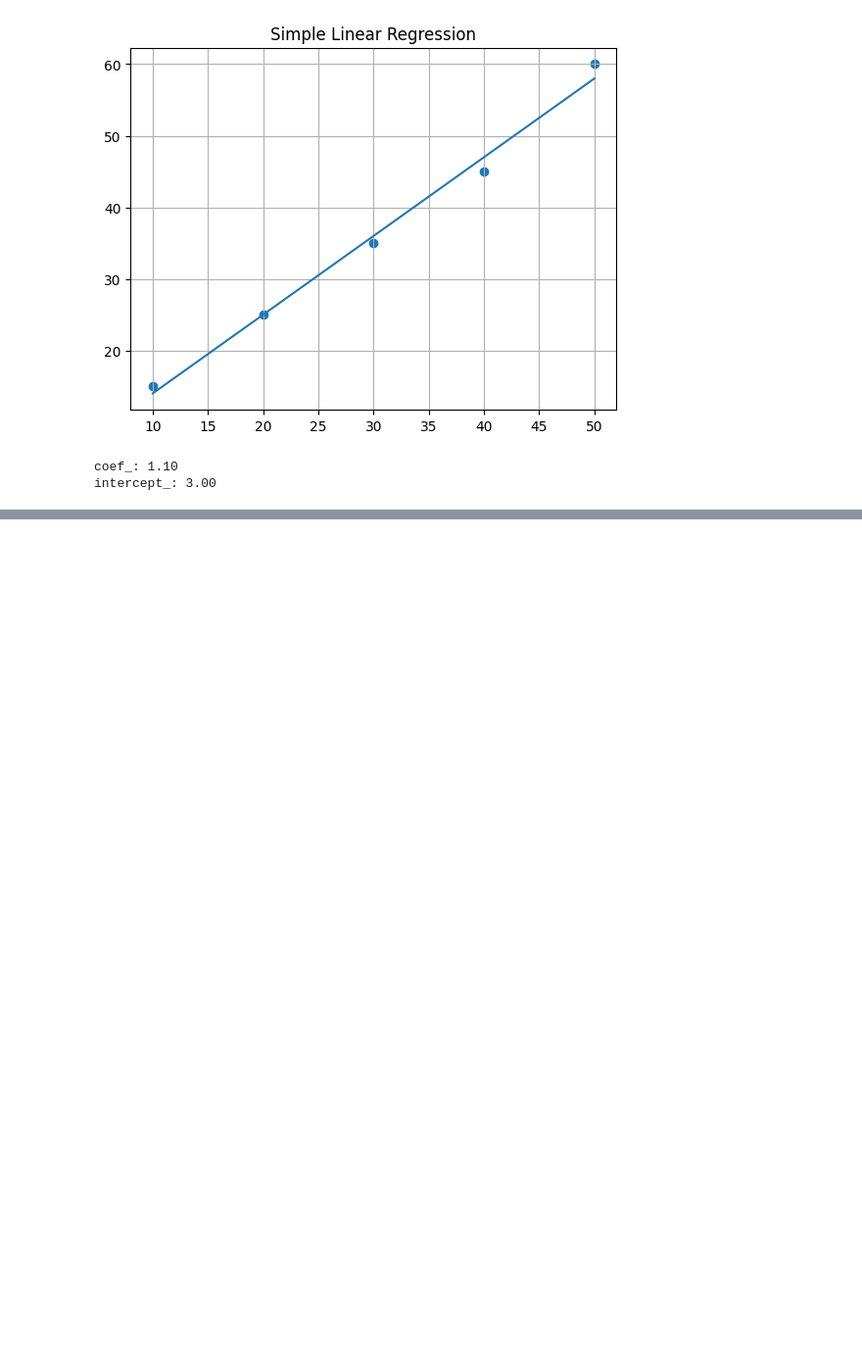
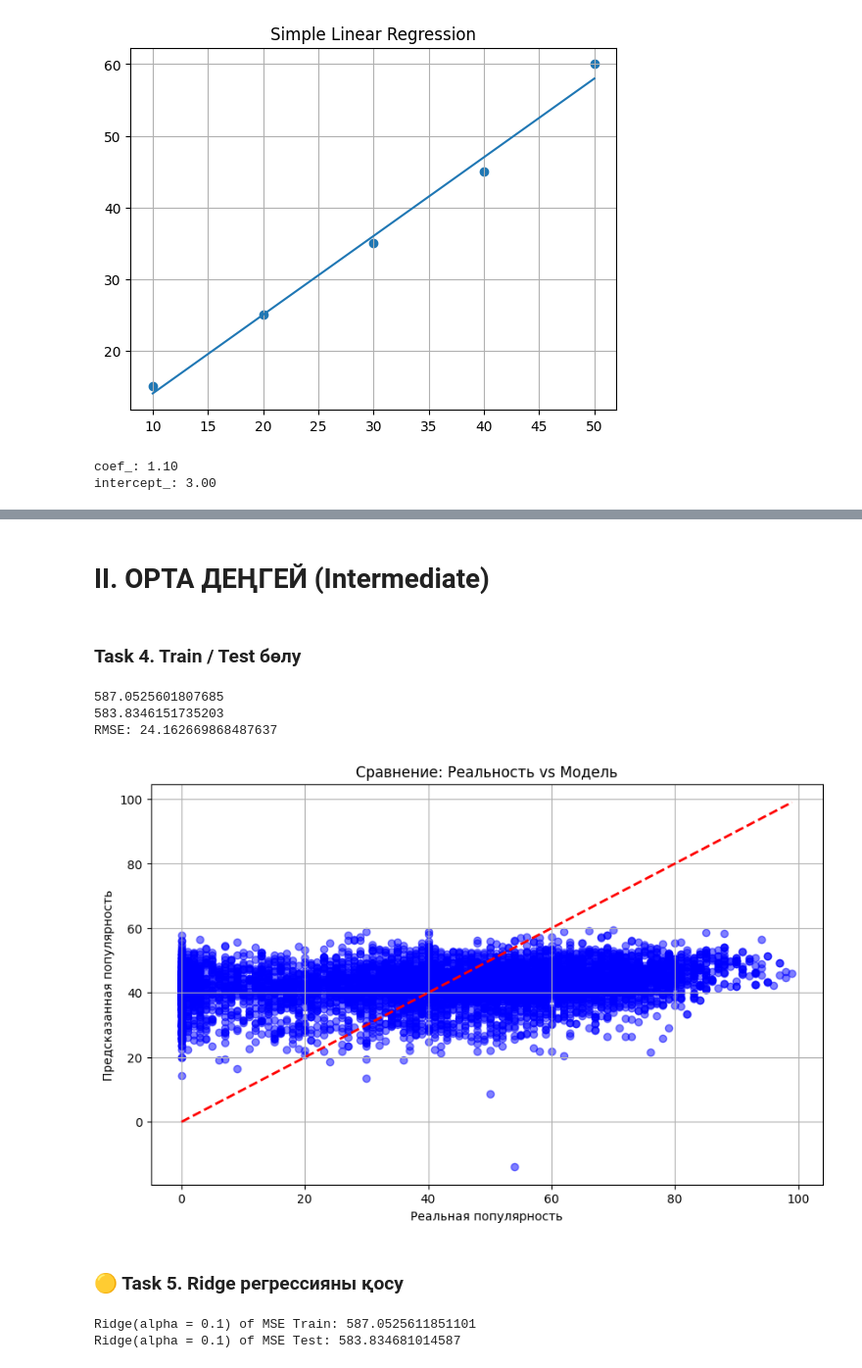
Before and after one commit to ZED-or-ZERO/Notes-on-ML-Courses., a Jupyter notebook: ML Course from ItechResearch/Lecture Tasks/Lecture_8.ipynb, the cells around one changed output, grey strips where cells are left out. Shown at 98% size. Saved outputs shown, nothing was run; the diff lists cells and outputs as text; code cells hidden in the pictures; blank space fills up the shorter version.

Commit message:
Week 8 tasks

```diff
--- a/ML Course from ItechResearch/Lecture Tasks/Lecture_8.ipynb
+++ b/ML Course from ItechResearch/Lecture Tasks/Lecture_8.ipynb
@@ -79,0 +106,64 @@ intercept_: 3.00
+# %% [markdown]
+# II. ОРТА ДЕҢГЕЙ (Intermediate)
+# %% [markdown]
+### Task 4. Train / Test бөлу
+# %%
+df = pd.read_csv('../data/spotify_songs.csv')
+# %%
+features = ['danceability', 'energy', 'loudness', 'speechiness',
+            'acousticness', 'instrumentalness', 'liveness', 'valence', 'tempo']
+X = df[features]
+y = df['track_popularity']
+# %%
+X_train, X_test, y_train, y_test  = train_test_split(X, y, test_size=0.2, random_state=42)
+
+model = LinearRegression()
+model.fit(X_train, y_train)
+
+y_train_period = model.predict(X_train)
+y_test_period = model.predict(X_test)
+
+mse_train = mean_squared_error(y_train, y_train_period)
+mse_test = mean_squared_error(y_test, y_test_period)
+
+print(mse_train)
+print(mse_test)
+print(f'RMSE: {mse_test ** 0.5}')
+# %% [output]
+587.0525601807685
+583.8346151735203
+RMSE: 24.162669868487637
+# %%
+test_preds = model.predict(X_test)
+
+# Рисуем реальные значения против предсказанных
+plt.figure(figsize=(10, 6))
+plt.scatter(y_test, test_preds, color='blue', alpha=0.5) # Реальность по X, Предсказание по Y
+plt.plot([y_test.min(), y_test.max()], [y_test.min(), y_test.max()], 'r--', lw=2) # Линия идеального предсказания
+
+plt.xlabel("Реальная популярность")
+plt.ylabel("Предсказанная популярность")
+plt.title("Сравнение: Реальность vs Модель")
+plt.grid(True)
+plt.show()
+# %% [output]
+[figure, added]
+# %% [markdown]
+### 🟡 Task 5. Ridge регрессияны қосу
+# %%
+# alpha = 0.1
+
+ridge_model_1 = Ridge(alpha=0.1)
+ridge_model_1.fit(X_train, y_train)
+
+ridge_1_train_preds = ridge_model_1.predict(X_train)
+ridge_1_test_preds = ridge_model_1.predict(X_test)
+
+ridge_mse_1_train = mean_squared_error(y_train, ridge_1_train_preds)
+ridge_mse_1_test = mean_squared_error(y_test, ridge_1_test_preds)
+
+print(f"Ridge(alpha = 0.1) of MSE Train: {ridge_mse_1_train}")
+print(f"Ridge(alpha = 0.1) of MSE Test: {ridge_mse_1_test}")
+# %% [output]
+Ridge(alpha = 0.1) of MSE Train: 587.0525611851101
+Ridge(alpha = 0.1) of MSE Test: 583.834681014587
```
Also changed, not shown: parts of 21 cells of this notebook, 3 other files.
